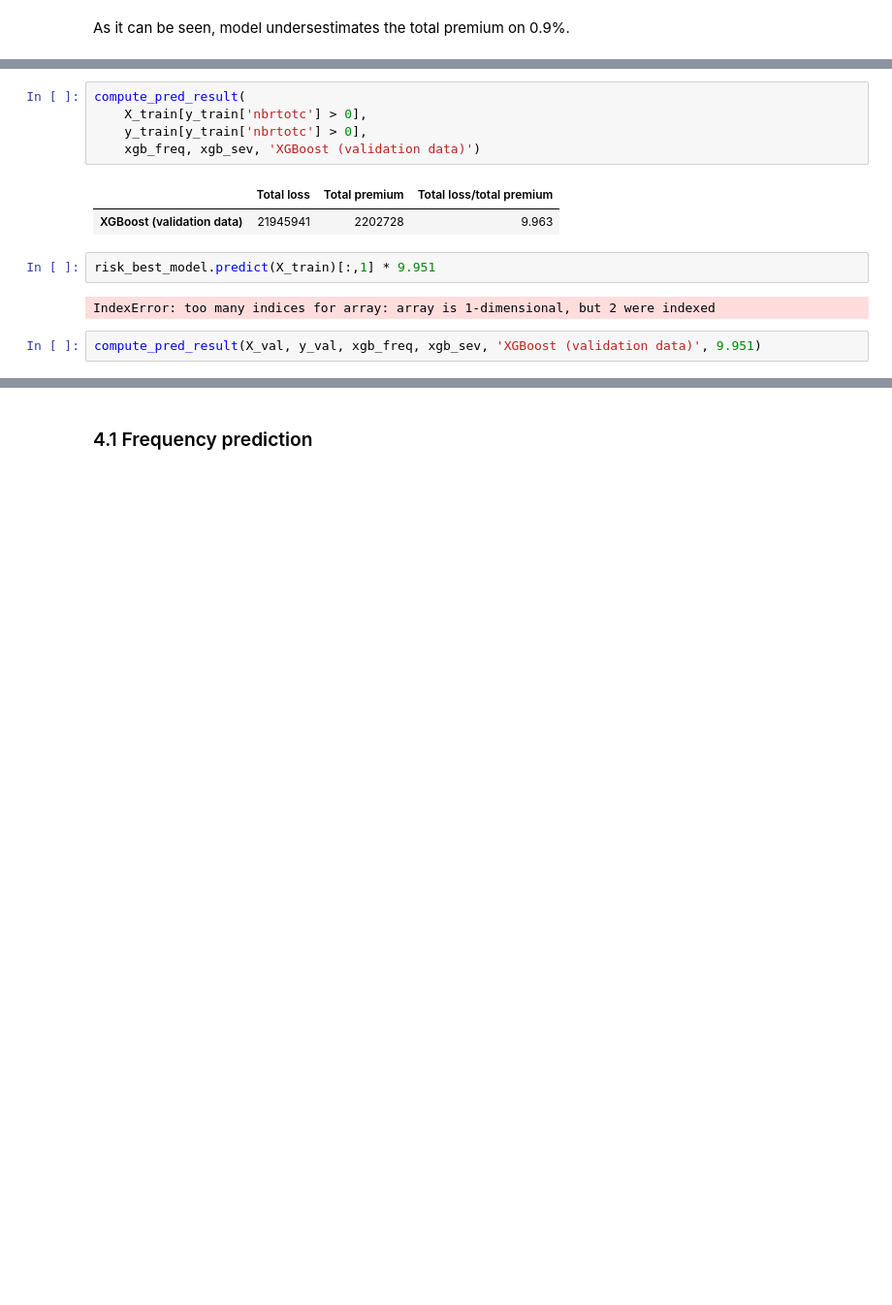
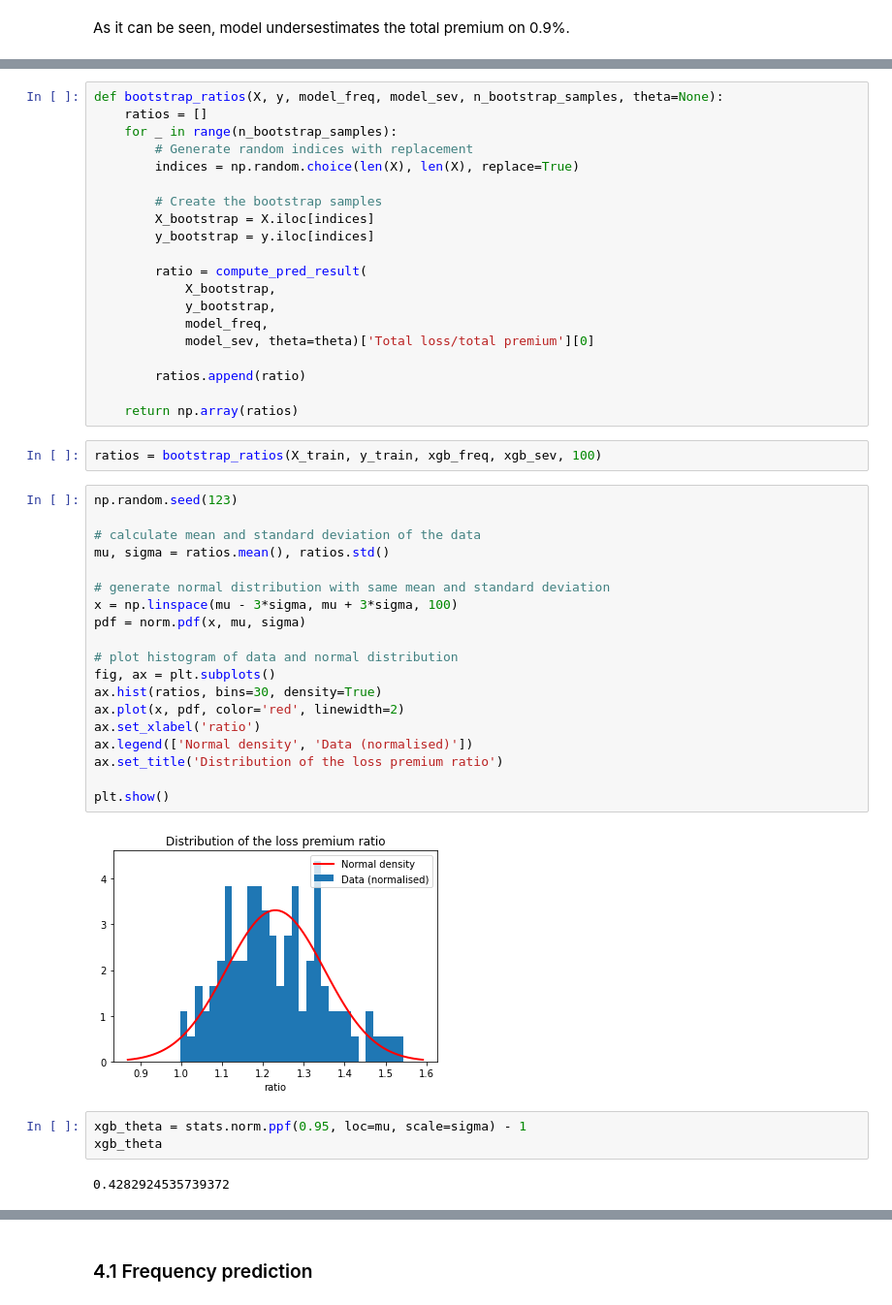
Before and after one commit to dsman1823/kul_ds_for_life_insrunace, a Jupyter notebook: project.ipynb, the cells around one changed output, grey strips where cells are left out. Shown at 97% size. Drawn from its saved outputs; the diff is of its cells as text; blank space fills up the shorter version.

```diff
--- a/project.ipynb
+++ b/project.ipynb
@@ -551,14 +489,48 @@ In this subsection $\theta_{risk\, free}$ and $\theta_{risk}$ will be calculated
-# %%
-compute_pred_result(
-    X_train[y_train['nbrtotc'] > 0],
-    y_train[y_train['nbrtotc'] > 0],
-    xgb_freq, xgb_sev, 'XGBoost (validation data)')
-# %% [output]
-|  | Total loss | Total premium | Total loss/total premium |
-| XGBoost (validation data) | 21945941 | 2202728 | 9.963 |
-# %%
-risk_best_model.predict(X_train)[:,1] * 9.951
-# %% [output]
-IndexError: too many indices for array: array is 1-dimensional, but 2 were indexed
-# %%
-compute_pred_result(X_val, y_val, xgb_freq, xgb_sev, 'XGBoost (validation data)', 9.951)
+# %%
+def bootstrap_ratios(X, y, model_freq, model_sev, n_bootstrap_samples, theta=None):
+    ratios = []
+    for _ in range(n_bootstrap_samples):
+        # Generate random indices with replacement
+        indices = np.random.choice(len(X), len(X), replace=True)
+
+        # Create the bootstrap samples
+        X_bootstrap = X.iloc[indices]
+        y_bootstrap = y.iloc[indices]
+
+        ratio = compute_pred_result(
+            X_bootstrap,
+            y_bootstrap,
+            model_freq,
+            model_sev, theta=theta)['Total loss/total premium'][0]
+
+        ratios.append(ratio)
+
+    return np.array(ratios)
+# %%
+ratios = bootstrap_ratios(X_train, y_train, xgb_freq, xgb_sev, 100)
+# %%
+np.random.seed(123)
+
+# calculate mean and standard deviation of the data
+mu, sigma = ratios.mean(), ratios.std()
+
+# generate normal distribution with same mean and standard deviation
+x = np.linspace(mu - 3*sigma, mu + 3*sigma, 100)
+pdf = norm.pdf(x, mu, sigma)
+
+# plot histogram of data and normal distribution
+fig, ax = plt.subplots()
+ax.hist(ratios, bins=30, density=True)
+ax.plot(x, pdf, color='red', linewidth=2)
+ax.set_xlabel('ratio')
+ax.legend(['Normal density', 'Data (normalised)'])
+ax.set_title('Distribution of the loss premium ratio')
+
+plt.show()
+# %% [output]
+[figure, added]
+# %%
+xgb_theta = stats.norm.ppf(0.95, loc=mu, scale=sigma) - 1
+xgb_theta
+# %% [output]
+0.4282924535739372
```
Also changed, not shown: parts of 33 cells of this notebook.
